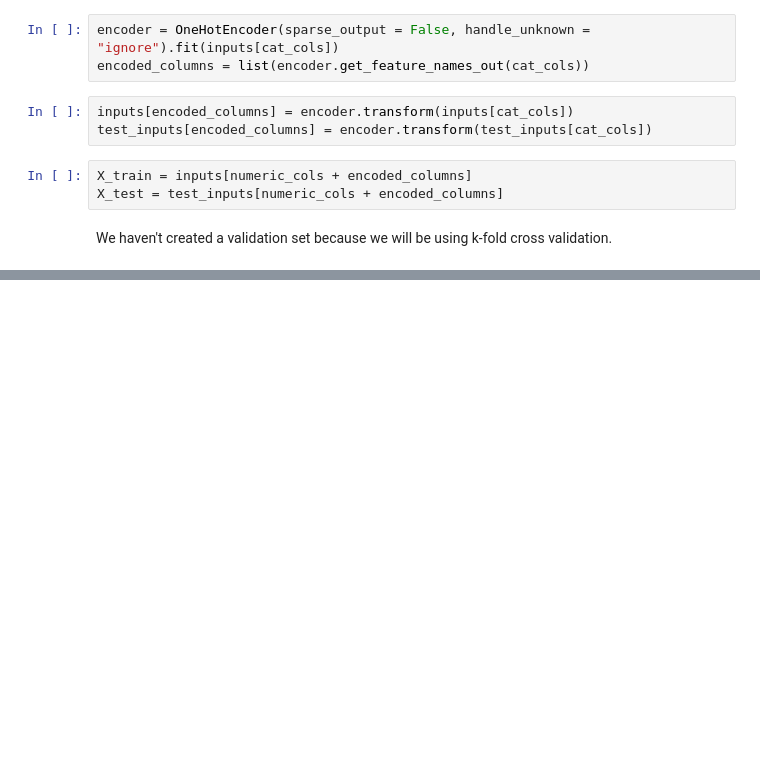
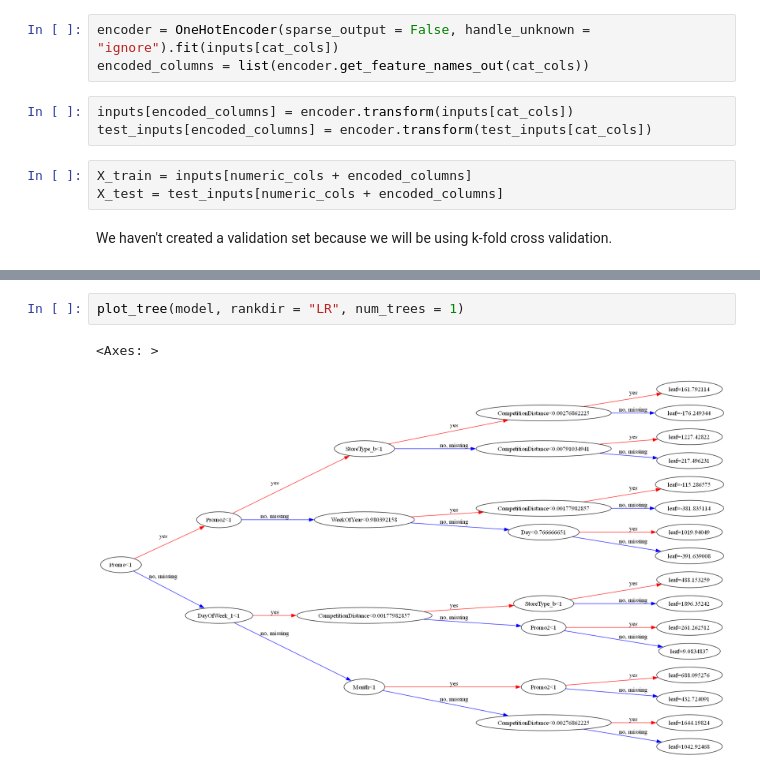
Before and after one commit to RawatRahul14/Machine-Learning-using-Python, a Jupyter notebook: 05. XG Boost/gradient_boosting_machine.ipynb, the cells around one changed output, grey strips where cells are left out. Saved outputs shown, nothing was run; the diff lists cells and outputs as text; blank space fills up the shorter version.

```diff
--- a/05. XG Boost/gradient_boosting_machine.ipynb
+++ b/05. XG Boost/gradient_boosting_machine.ipynb
@@ -301,0 +367,5 @@ We haven't created a validation set because we will be using k-fold cross valida
+# %%
+plot_tree(model, rankdir = "LR", num_trees = 1)
+# %% [output]
+<Axes: >
+[figure, added]
```
Also changed, not shown: parts of 63 cells of this notebook, 1 other file.
